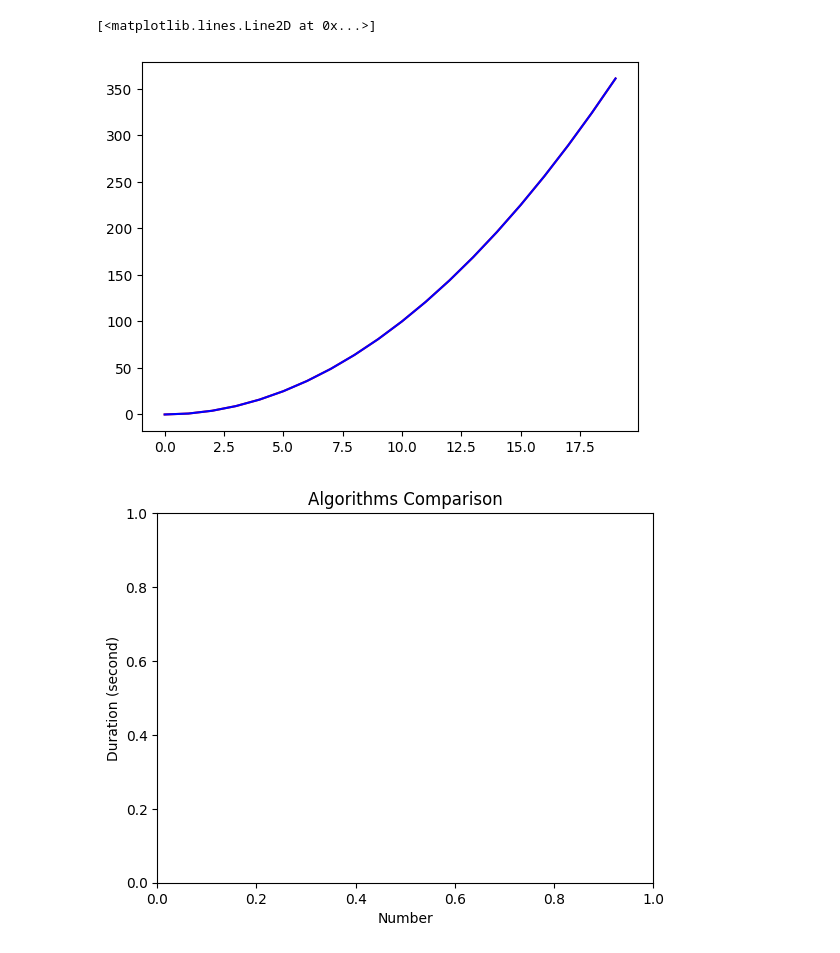
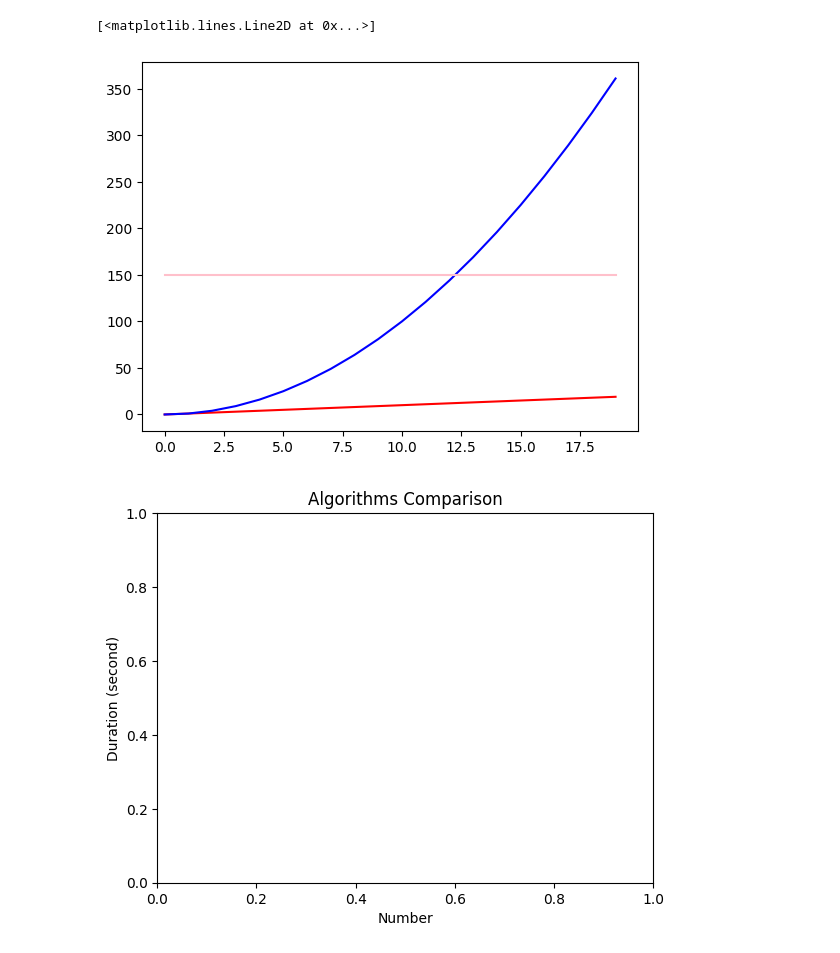
Before and after one commit to Erfan-ram/python-edu, a Jupyter notebook: Matplotlib/Plot/simple-two-plot.ipynb, the cells around one changed output. Saved outputs shown, nothing was run; the diff lists cells and outputs as text; code cells hidden in the pictures.

Commit message:
plot completed

```diff
--- a/Matplotlib/Plot/simple-two-plot.ipynb
+++ b/Matplotlib/Plot/simple-two-plot.ipynb
@@ -5,12 +5,14 @@ x = [num for num in range(20)]
 # %%
 y1 = list(map(lambda num: num, x))
 y2 = list(map(lambda num: num ** 2, x))
+y3 = [150 for numbers in x]
 # %%
 plt.plot(x, y1, c="red")
 plt.plot(x, y2, c="blue")
+plt.plot(x, y3, c="pink")
 # %% [output]
 [<matplotlib.lines.Line2D at 0x...>]
-[figure, old version]
+[figure, new version]
 # %%
 plt.xlabel('Number')
 plt.ylabel('Duration (second)')
```
